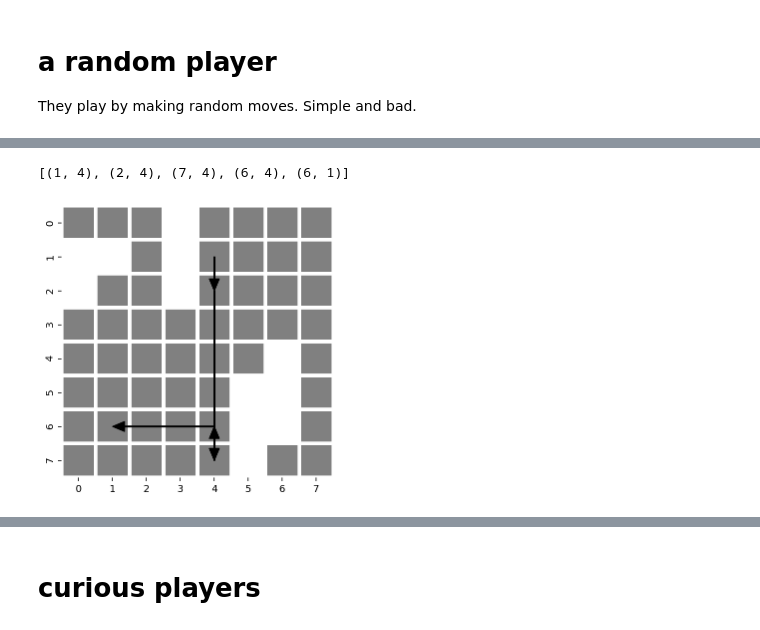
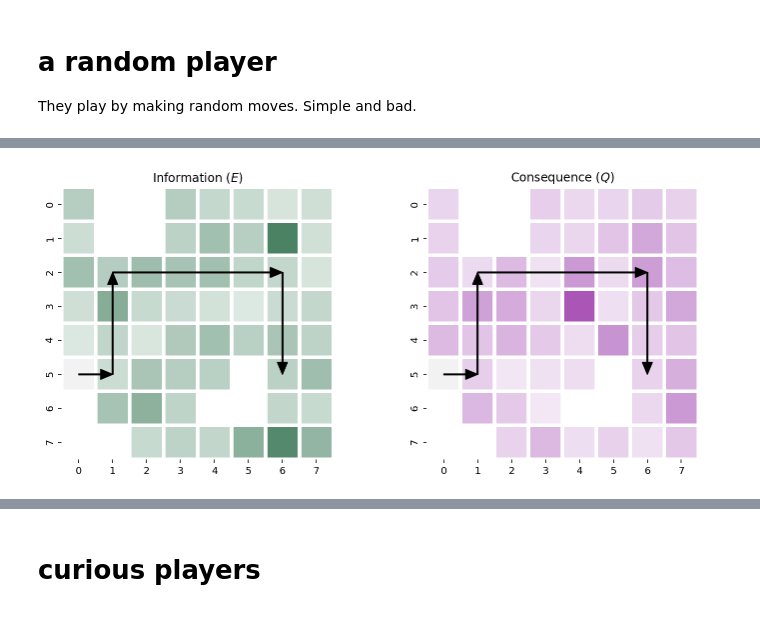
Before and after one commit to parenthetical-e/truthiness, a Jupyter notebook: player.ipynb, the cells around one changed output, grey strips where cells are left out. Saved outputs shown, nothing was run; the diff lists cells and outputs as text; code cells hidden in the pictures.

Commit message:
Fix seed control throughout

```diff
--- a/player.ipynb
+++ b/player.ipynb
@@ -73,17 +74,17 @@ def run(
     for i in range(num_episodes):
         # Reconfig the env
         maze, prng = create_maze(n, prng=prng, **maze_kwargs)
-        mazes.append((i, maze))
+        mazes.append((i, deepcopy(maze)))
 
         # Reset
         done = False
         t = 0
 
         env.set_maze(maze)
-        x, y, Q, E = env.reset()
-        Es.append((i, E))
-        Qs.append((i, Q))
+        x, y, E, Q = env.reset()
         moves.append((i, t, x, y))
+        Es.append((i, deepcopy(E)))
+        Qs.append((i, deepcopy(Q)))
 
         # -
         while (not done) and (t < num_steps):
@@ -92,8 +93,8 @@ def run(
             # Choose and act
             available = env.moves()
             x, y = player(E, Q, available)
+            state, reward, done, _ = env.step((x, y))
             moves.append((i, t, x, y))
-            state, reward, done, _ = env.step((x, y))
 
             # Log data
             e, q = reward
@@ -101,7 +102,7 @@ def run(
             table.append(row)
 
             # Shift
-            x, y, Q, E = state
+            x, y, E, Q = state
 
     # Save to disk?
     if name is not None:
@@ -197,22 +198,23 @@ class Random:
 # %%
 # hide
 from truthiness.plot import plot_maze
+from truthiness.plot import plot_boards
 
 (
     moves,
     mazes,
     Es,
     Qs,
-) = run(8, Random(), num_episodes=1, num_steps=4, seed=10)
+) = run(8, Random(), env_name="PlainGame1", num_episodes=1, num_steps=4, seed=4)
 
 selected = extract_moves(0, moves)
+E = extract_board(0, Es)
+Q = extract_board(0, Qs)
 maze = extract_board(0, mazes)
-print(selected)
 
-plot_maze(maze, selected, plot=True, height=5, width=5)
+plot_boards(E, Q, moves=selected, plot=True, height=5, width=12, mask=maze)
 # %% [output]
-[(1, 4), (2, 4), (7, 4), (6, 4), (6, 1)]
-[figure, old version]
+[figure, new version]
 [interactive output not drawn]
 # %% [markdown]
 # curious players
```
Also changed, not shown: parts of 15 cells of this notebook, 6 other files.
